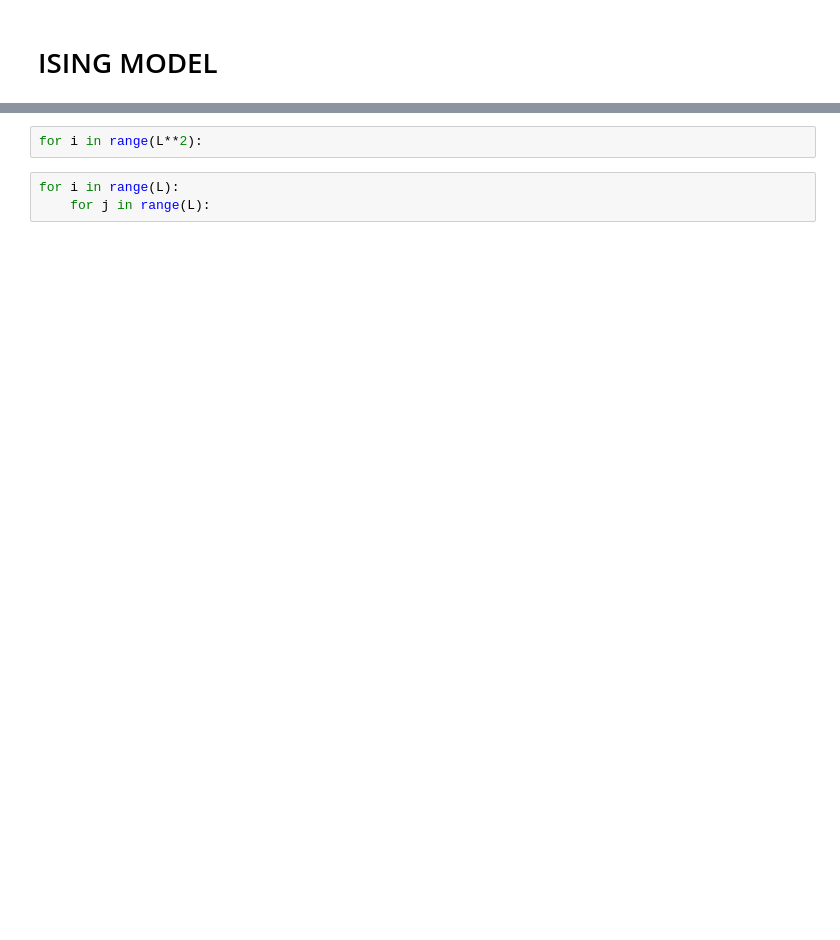
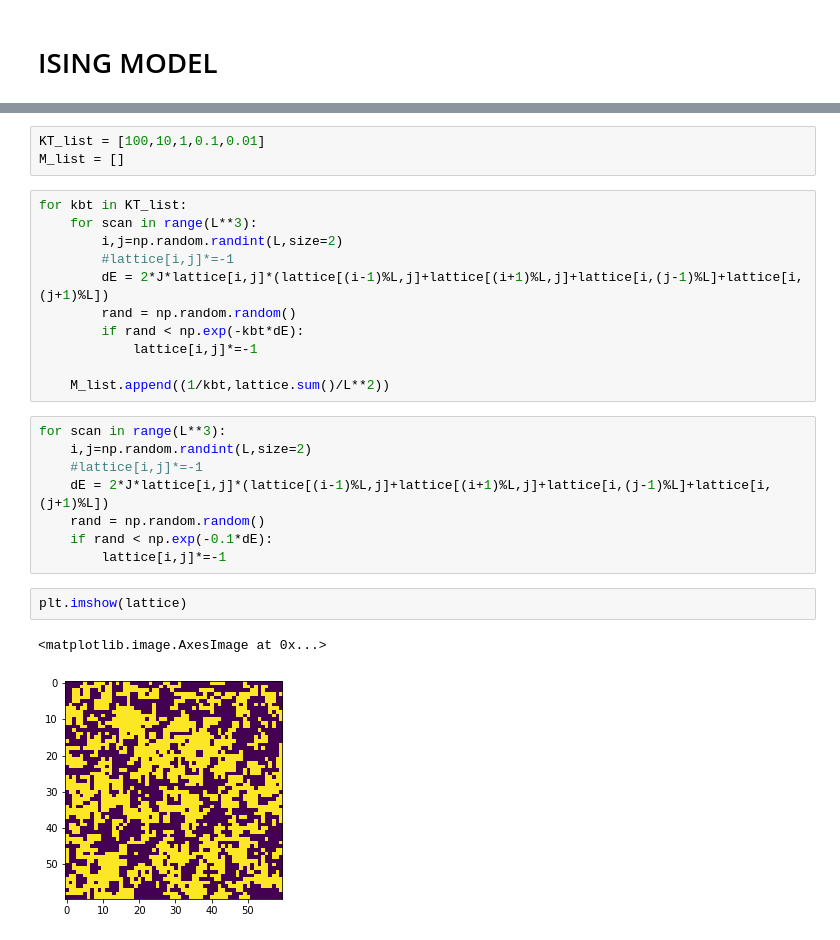
Before and after one commit to alifele/Montecarlo-and-Molecular-dynamics, a Jupyter notebook: Python/Metropolis and Ising/Metropolis.ipynb, the cells around one changed output, grey strips where cells are left out. Drawn from its saved outputs; the diff is of its cells as text; blank space fills up the shorter version.

```diff
--- a/Python/Metropolis and Ising/Metropolis.ipynb
+++ b/Python/Metropolis and Ising/Metropolis.ipynb
@@ -151,5 +152,27 @@ plt.imshow(lattice)
-# %%
-for i in range(L**2):
-# %%
-for i in range(L):
-    for j in range(L):
+# %%
+KT_list = [100,10,1,0.1,0.01]
+M_list = []
+# %%
+for kbt in KT_list:
+    for scan in range(L**3):
+        i,j=np.random.randint(L,size=2)
+        #lattice[i,j]*=-1
+        dE = 2*J*lattice[i,j]*(lattice[(i-1)%L,j]+lattice[(i+1)%L,j]+lattice[i,(j-1)%L]+lattice[i,(j+1)%L])
+        rand = np.random.random()
+        if rand < np.exp(-kbt*dE):
+            lattice[i,j]*=-1
+
+    M_list.append((1/kbt,lattice.sum()/L**2))
+# %%
+for scan in range(L**3):
+    i,j=np.random.randint(L,size=2)
+    #lattice[i,j]*=-1
+    dE = 2*J*lattice[i,j]*(lattice[(i-1)%L,j]+lattice[(i+1)%L,j]+lattice[i,(j-1)%L]+lattice[i,(j+1)%L])
+    rand = np.random.random()
+    if rand < np.exp(-0.1*dE):
+        lattice[i,j]*=-1
+# %%
+plt.imshow(lattice)
+# %% [output]
+<matplotlib.image.AxesImage at 0x...>
+[figure, added]
```
Also changed, not shown: parts of 14 cells of this notebook.
